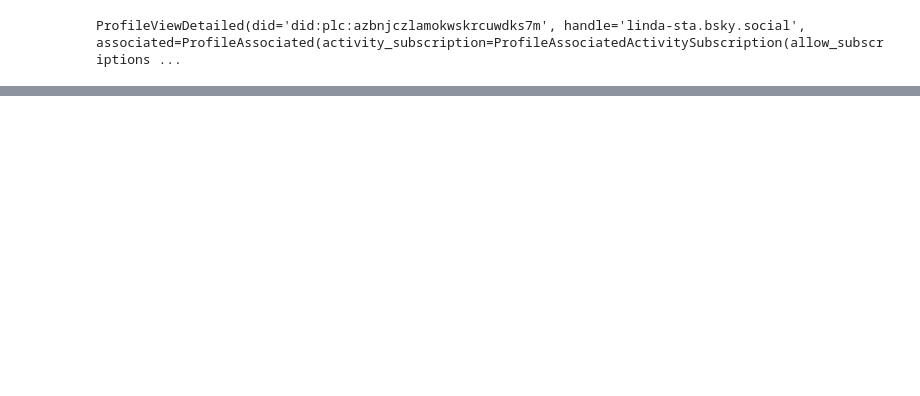
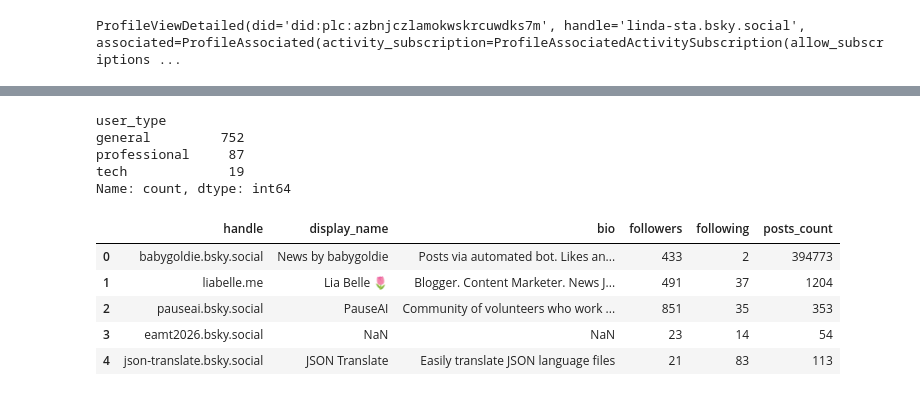
Before and after one commit to stalidzane/bluesky-mt-discourse, a Jupyter notebook: notebook.ipynb, the cells around one changed output, grey strips where cells are left out. Saved outputs shown, nothing was run; the diff lists cells and outputs as text; code cells hidden in the pictures; blank space fills up the shorter version.

Commit message:
baseline dataset + preprocessing after re-gathering data

```diff
--- a/notebook.ipynb
+++ b/notebook.ipynb
@@ -391,0 +621,9 @@ Saved seeds.csv
+# %%
+# RUN FROM HERE ON SAVED RAW DATA - not calling API anymore, now local cleaning
+df = pd.read_csv('data/posts_raw.csv')
+df_profiles = pd.read_csv('data/author_profiles.csv')
+df_reply_edges = pd.read_csv('data/reply_edges.csv')
+df_follow_edges = pd.read_csv('data/follow_edges.csv')
+
+print(f"Posts loaded: {len(df)}")
+print(f"Columns: {list(df.columns)}")
@@ -391,0 +718,43 @@ Saved seeds.csv
+# %%
+# User type labeling
+
+PROFESSIONAL_TERMS = [
+    'translat', 'interpret', 'locali', 'linguist',
+    'terminolog', 'lexicograph', 'subtitl', 'transcrib'
+]
+
+TECH_TERMS = [
+    'developer', 'engineer', 'nlp', 'machine learning', 'ai researcher',
+    'data scientist', 'software', 'programmer', 'coder', 'researcher'
+]
+
+def label_user(bio):
+    if not isinstance(bio, str):
+        return 'general'
+    bio = bio.lower()
+    if any(t in bio for t in PROFESSIONAL_TERMS):
+        return 'professional'
+    if any(t in bio for t in TECH_TERMS):
+        return 'tech'
+    return 'general'
+
+bio_map = dict(zip(df_profiles['handle'], df_profiles['bio']))
+df['bio'] = df['handle'].map(bio_map)
+df['user_type'] = df['bio'].apply(label_user)
+
+print(df['user_type'].value_counts())
+# %% [output]
+user_type
+general         752
+professional     87
+tech             19
+Name: count, dtype: int64
+# %%
+df_profiles.head()
+# %% [output]
+|  | handle | display_name | bio | followers | following | posts_count |
+| 0 | babygoldie.bsky.social | News by babygoldie | Posts via automated bot. Likes an... | 433 | 2 | 394773 |
+| 1 | liabelle.me | Lia Belle 🌷 | Blogger. Content Marketer. News J... | 491 | 37 | 1204 |
+| 2 | pauseai.bsky.social | PauseAI | Community of volunteers who work ... | 851 | 35 | 353 |
+| 3 | eamt2026.bsky.social | NaN | NaN | 23 | 14 | 54 |
+| 4 | json-translate.bsky.social | JSON Translate | Easily translate JSON language files | 21 | 83 | 113 |
```
Also changed, not shown: parts of 31 cells of this notebook, 6 other files.
